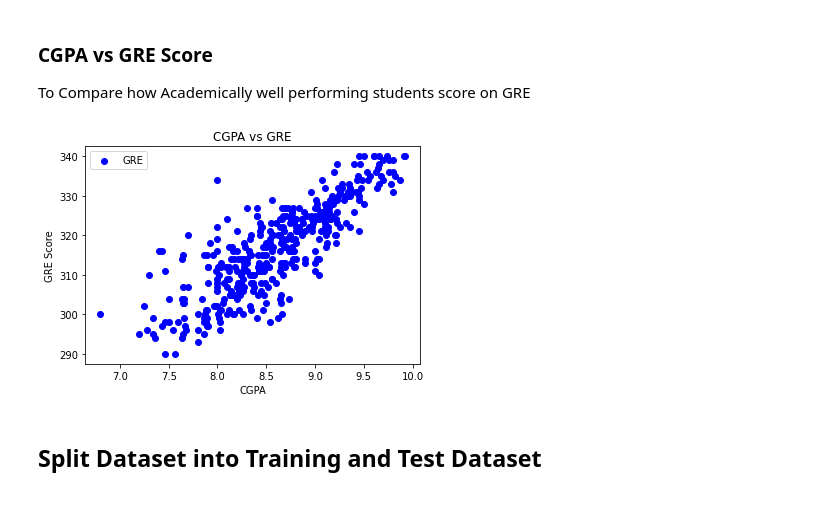
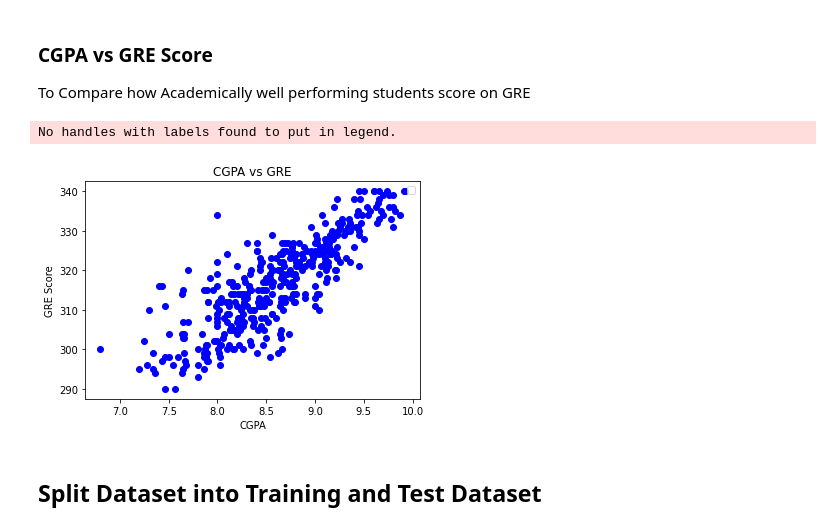
Before and after one commit to laxmena/100MLProjects, a Jupyter notebook: Project1 - Graduate Admissions Prediction/Graduate_Admissions.ipynb, the cells around one changed output. Drawn from its saved outputs; the diff is of its cells as text; code cells hidden in the pictures.

Commit message:
Project01 - Add Visualizations and comparisons

```diff
--- a/Project1 - Graduate Admissions Prediction/Graduate_Admissions.ipynb
+++ b/Project1 - Graduate Admissions Prediction/Graduate_Admissions.ipynb
@@ -16,3 +22,4 @@ import matplotlib.pyplot as plt
 # %%
 dataset = pd.read_csv('/content/drive/My Drive/Dataset/GraduateAdmissions/Admission_Predict.csv')
 dataset.head()
+dataset.drop(columns=['Serial No.'], axis=1, inplace=True)
@@ -26,2 +26,5 @@ dataset.head()
+# %%
+X = dataset.iloc[:,:-1].values
+y = dataset.iloc[:,-1].values
 # %% [markdown]
 ## Exploring Dataset
@@ -170,16 +247,17 @@ plt.show()
 ### CGPA vs GRE Score
 To Compare how Academically well performing students score on GRE
 # %%
-plt.scatter(X[:,-2], X[:,0], color='blue', label='GRE')
+plt.scatter(X[:,-2], X[:,0], color='blue')
 # plt.scatter(X_train[:,-2], X_train[:,0], color='blue', label='GRE')
 # plt.scatter(X_train[:,-2], X_train[:,1], color='red', label='TOEFL')
 plt.xlabel('CGPA')
 plt.ylabel('GRE Score')
 plt.title('CGPA vs GRE')
 plt.legend()
 plt.show()
 # %% [output]
+No handles with labels found to put in legend.
-[figure, old version]
+[figure, new version]
 # %% [markdown]
 ## Split Dataset into Training and Test Dataset
 # %%
```
Also changed, not shown: parts of 38 cells of this notebook.
